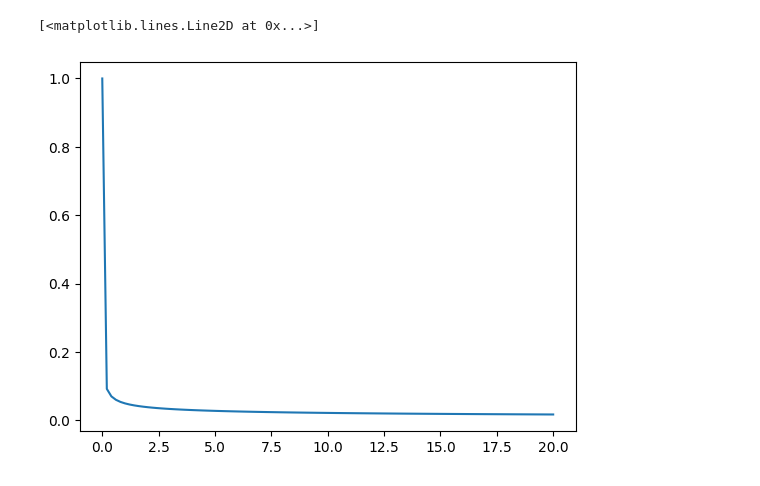
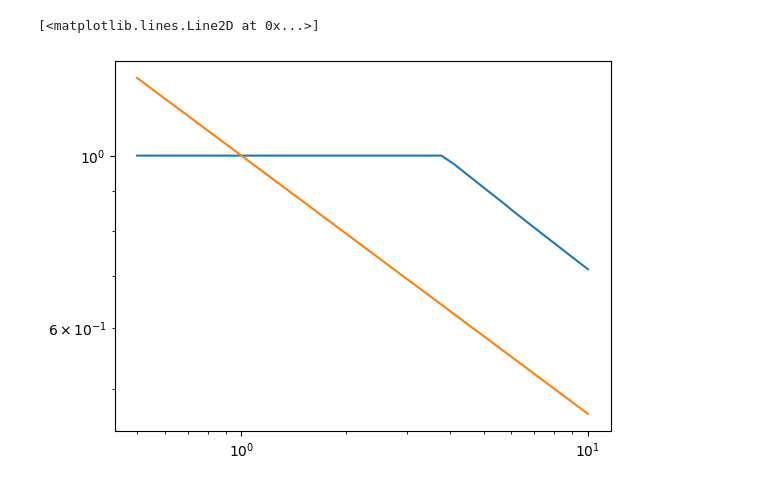
Before and after one commit to reppy4620/exp_ntk, a Jupyter notebook: exp_rademacher/integral.ipynb, the cells around one changed output. Drawn from its saved outputs; the diff is of its cells as text; code cells hidden in the pictures.

Commit message:
add plot

```diff
--- a/exp_rademacher/integral.ipynb
+++ b/exp_rademacher/integral.ipynb
@@ -7,0 +86,34 @@ from tqdm import tqdm
+# %%
+def eqn_sp_jax(alpha, xi_n=10**4, aux_n=10**2):
+    key_seq = hk.PRNGSequence(42)
+    key_seq.reserve_up_to_full()
+
+    @jax.jit
+    def f_z(z, y, xi, chi):
+        return (y != jnp.sign(z)).astype(jnp.float32) + (z - xi) ** 2 / (2 * chi)
+
+    def extr(chi):
+        term1 = -1 / (2 * chi)
+        term2 = 0
+        for y in [1, -1]:
+            s = 0
+            for _ in range(aux_n):
+                key_z = next(key_seq)
+                key_xi = next(key_seq)
+                z = jax.random.normal(key_z, (xi_n, xi_n))
+                xi = jax.random.normal(key_xi, (xi_n,))
+                _y = jnp.full((1,), y)
+                _chi = jnp.full((1,), chi)
+                min_z = f_z(z, _y, xi, _chi).min(axis=0)
+                s += min_z.sum() / xi_n
+            term2 += s / aux_n * 0.5
+        term2 = alpha * term2
+        e_gs = term1 + term2
+        return e_gs
+
+    print(alpha)
+    res = sp.optimize.minimize(lambda chi: -extr(chi), 1 / np.sqrt(alpha), bounds=[(1e-9, 1)])
+    print(res)
+    rademacher = 1 - 2 / alpha * (-res.fun)
+    print(rademacher)
+    return rademacher
@@ -7,0 +152,3 @@ from tqdm import tqdm
+# %%
+alphas = np.linspace(0.5, 10, 30)
+res = [eqn_sp_jax(a) for a in alphas]
@@ -8 +178,7 @@ from tqdm import tqdm
+# %%
+plt.loglog(alphas, np.clip(res, a_min=None, a_max=1))
+plt.loglog(alphas, alphas ** (-1/3))
+# %% [output]
+[<matplotlib.lines.Line2D at 0x...>]
+[figure, added]
 # %%
@@ -34,5 +220,0 @@ res = [x / max(res) for x in res]
-# %%
-plt.plot(alphas, res)
-# %% [output]
-[<matplotlib.lines.Line2D at 0x...>]
-[figure, removed]
```
Also changed, not shown: parts of 14 cells of this notebook.
